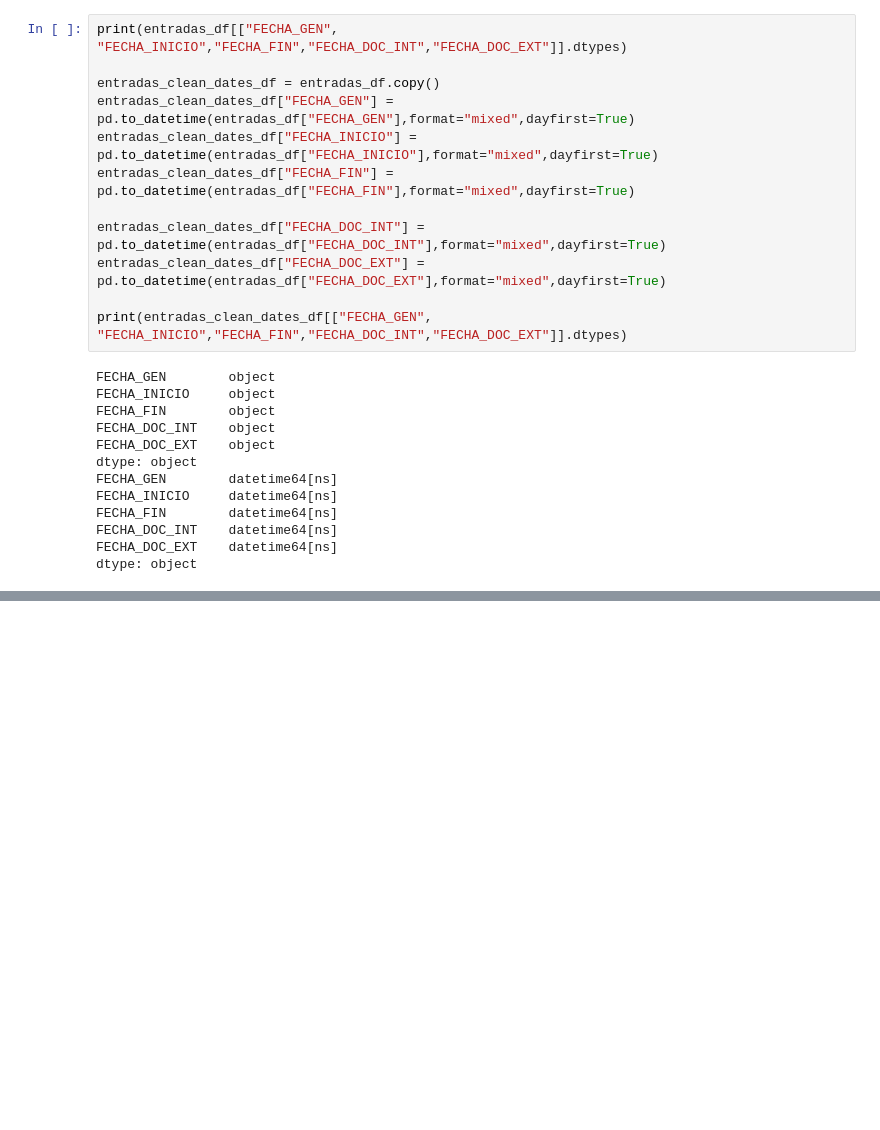
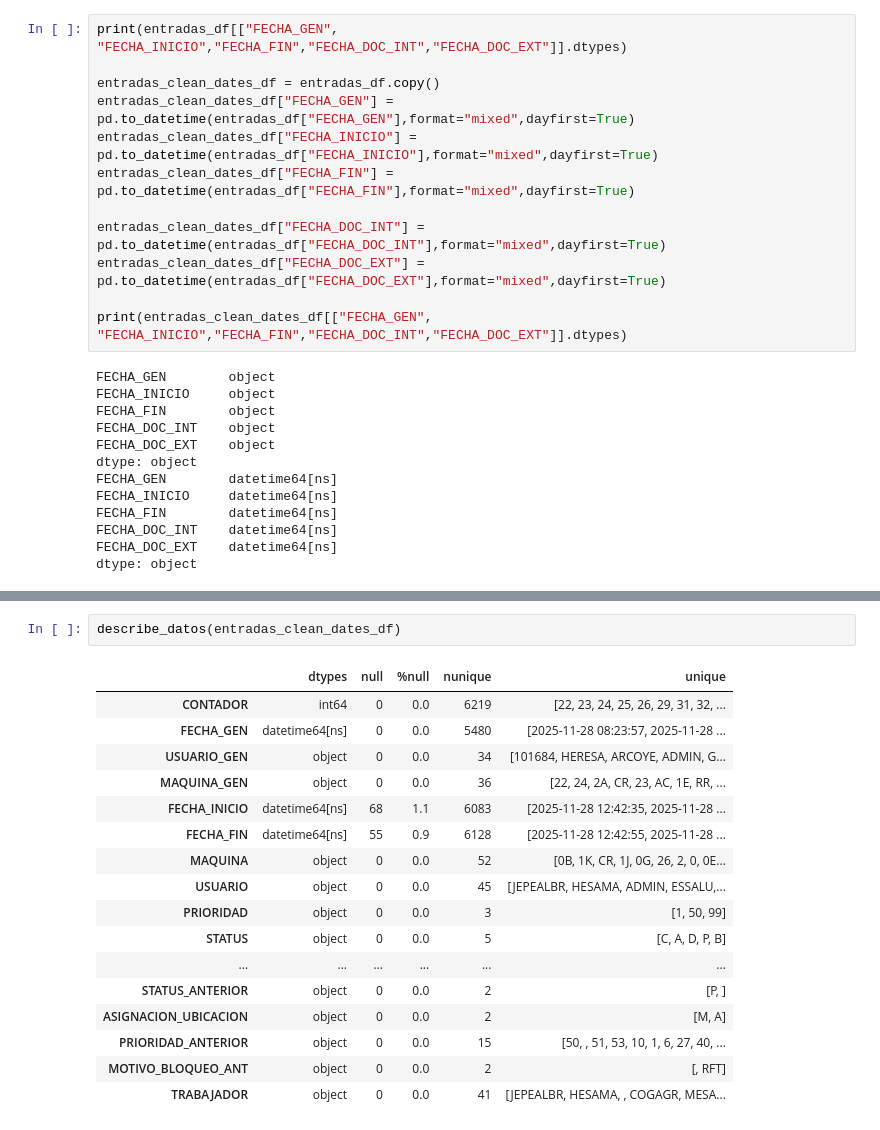
Before and after one commit to Quantium/Zeus-Notebooks, a Jupyter notebook: ZeusPipeline.ipynb, the cells around one changed output, grey strips where cells are left out. Drawn from its saved outputs; the diff is of its cells as text; blank space fills up the shorter version.

```diff
--- a/ZeusPipeline.ipynb
+++ b/ZeusPipeline.ipynb
@@ -506,0 +668,20 @@ dtype: object
+# %%
+describe_datos(entradas_clean_dates_df)
+# %% [output]
+|  | dtypes | null | %null | nunique | unique |
+| CONTADOR | int64 | 0 | 0.0 | 6219 | [22, 23, 24, 25, 26, 29, 31, 32, ... |
+| FECHA_GEN | datetime64[ns] | 0 | 0.0 | 5480 | [2025-11-28 08:23:57, 2025-11-28 ... |
+| USUARIO_GEN | object | 0 | 0.0 | 34 | [101684, HERESA, ARCOYE, ADMIN, G... |
+| MAQUINA_GEN | object | 0 | 0.0 | 36 | [22, 24, 2A, CR, 23, AC, 1E, RR, ... |
+| FECHA_INICIO | datetime64[ns] | 68 | 1.1 | 6083 | [2025-11-28 12:42:35, 2025-11-28 ... |
+| FECHA_FIN | datetime64[ns] | 55 | 0.9 | 6128 | [2025-11-28 12:42:55, 2025-11-28 ... |
+| MAQUINA | object | 0 | 0.0 | 52 | [0B, 1K, CR, 1J, 0G, 26, 2, 0, 0E... |
+| USUARIO | object | 0 | 0.0 | 45 | [JEPEALBR, HESAMA, ADMIN, ESSALU,... |
+| PRIORIDAD | object | 0 | 0.0 | 3 | [1, 50, 99] |
+| STATUS | object | 0 | 0.0 | 5 | [C, A, D, P, B] |
+| ... | ... | ... | ... | ... | ... |
+| STATUS_ANTERIOR | object | 0 | 0.0 | 2 | [P, ] |
+| ASIGNACION_UBICACION | object | 0 | 0.0 | 2 | [M, A] |
+| PRIORIDAD_ANTERIOR | object | 0 | 0.0 | 15 | [50, , 51, 53, 10, 1, 6, 27, 40, ... |
+| MOTIVO_BLOQUEO_ANT | object | 0 | 0.0 | 2 | [, RFT] |
+| TRABAJADOR | object | 0 | 0.0 | 41 | [JEPEALBR, HESAMA, , COGAGR, MESA... |
```
Also changed, not shown: parts of 12 cells of this notebook.
